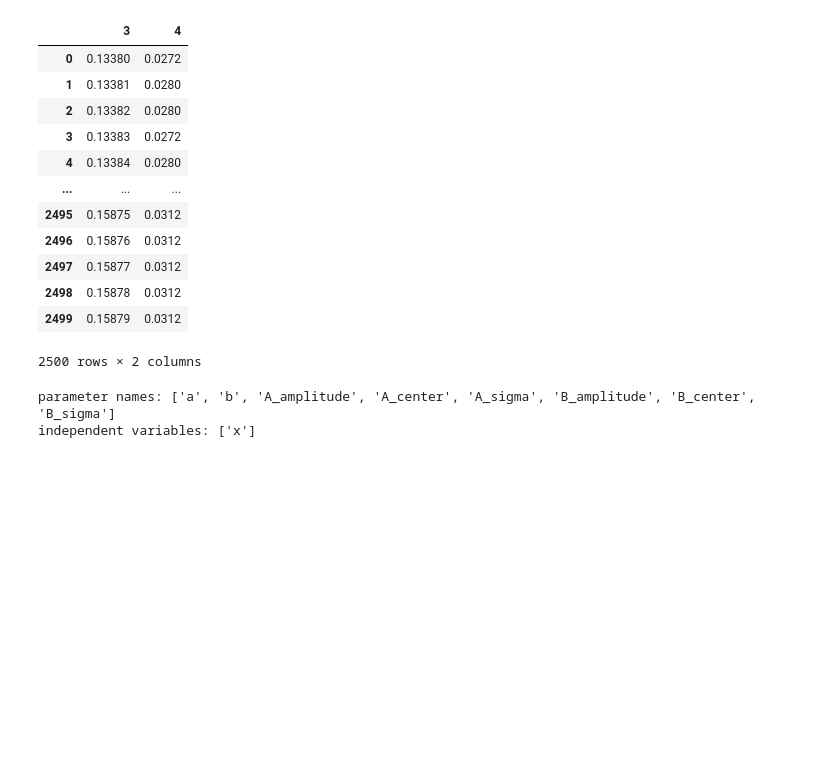
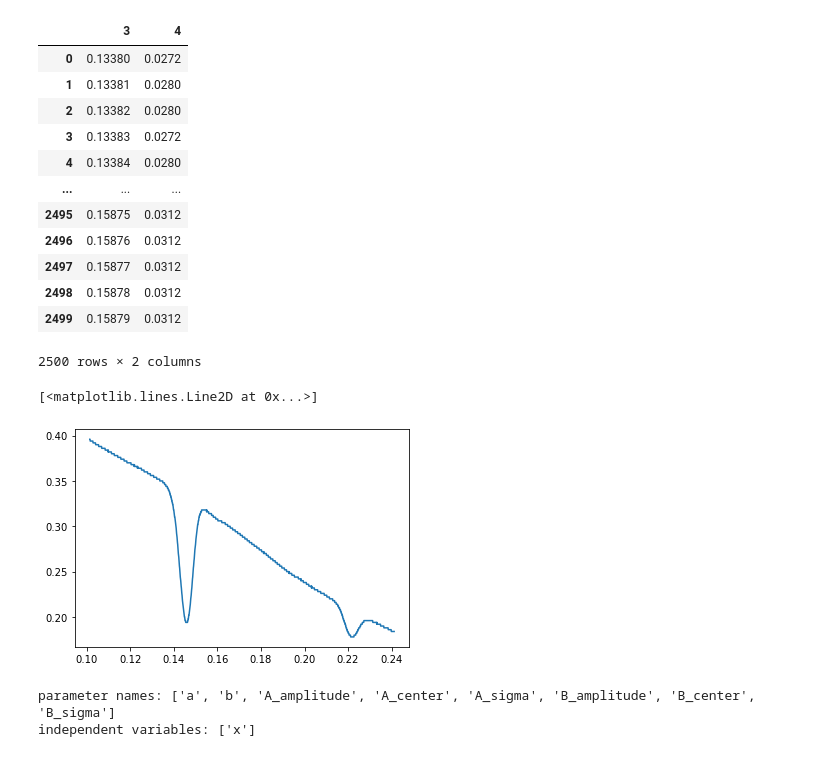
Before and after one commit to Rikkertttt/Rubidium-Spectroscopy, a Jupyter notebook: magnetic diversion.ipynb, the cells around one changed output. Cells and saved outputs as stored; diff of their text form; code cells hidden in the pictures; blank space fills up the shorter version.

```diff
--- a/magnetic diversion.ipynb
+++ b/magnetic diversion.ipynb
@@ -40,6 +40,20 @@ df01
 | 2498 | 0.15878 | 0.0312 |
 | 2499 | 0.15879 | 0.0312 |
 2500 rows × 2 columns
+# %%
+convertxcut = []
+convertycut = []
+df_convertx = df_convert[3]
+df_converty = df_convert[4]
+
+for x in range(800,2200):
+    convertxcut.append(df_convertx[x])
+    convertycut.append(df_converty[x])
+
+plt.plot(convertxcut, convertycut)
+# %% [output]
+[<matplotlib.lines.Line2D at 0x...>]
+[figure, added]
 # %%
 #fit/find peak converting data
 def LinFunc(x, a, b):
```
Also changed, not shown: parts of 3 cells of this notebook.
